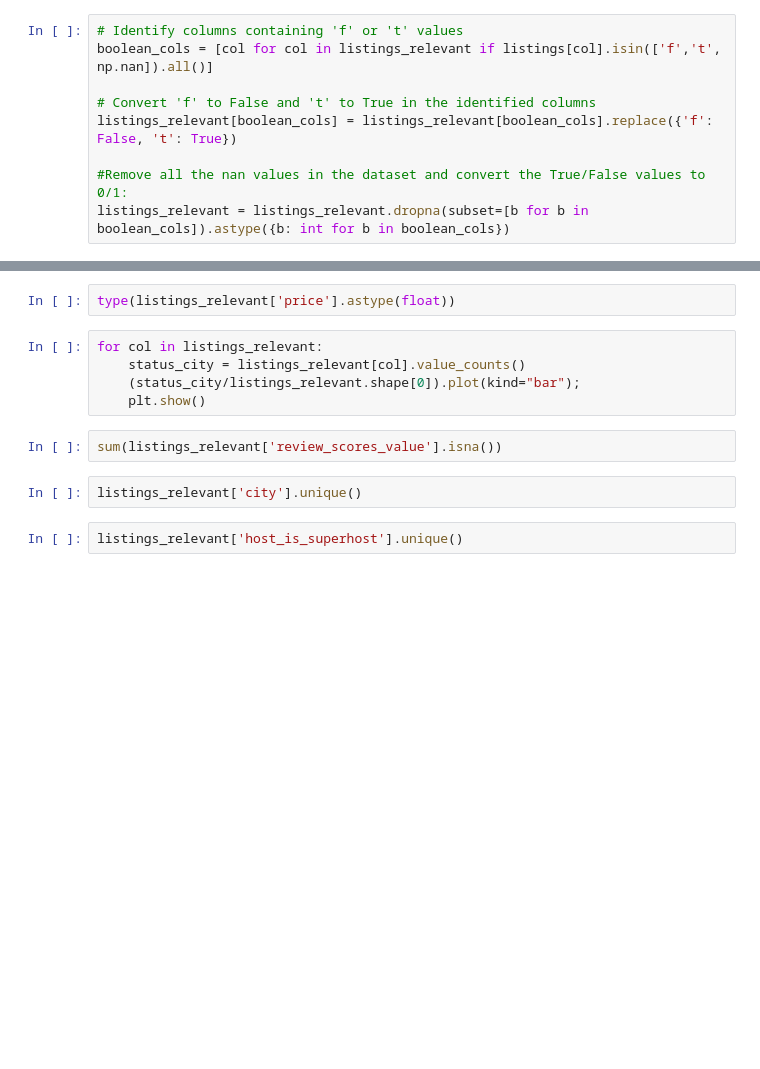
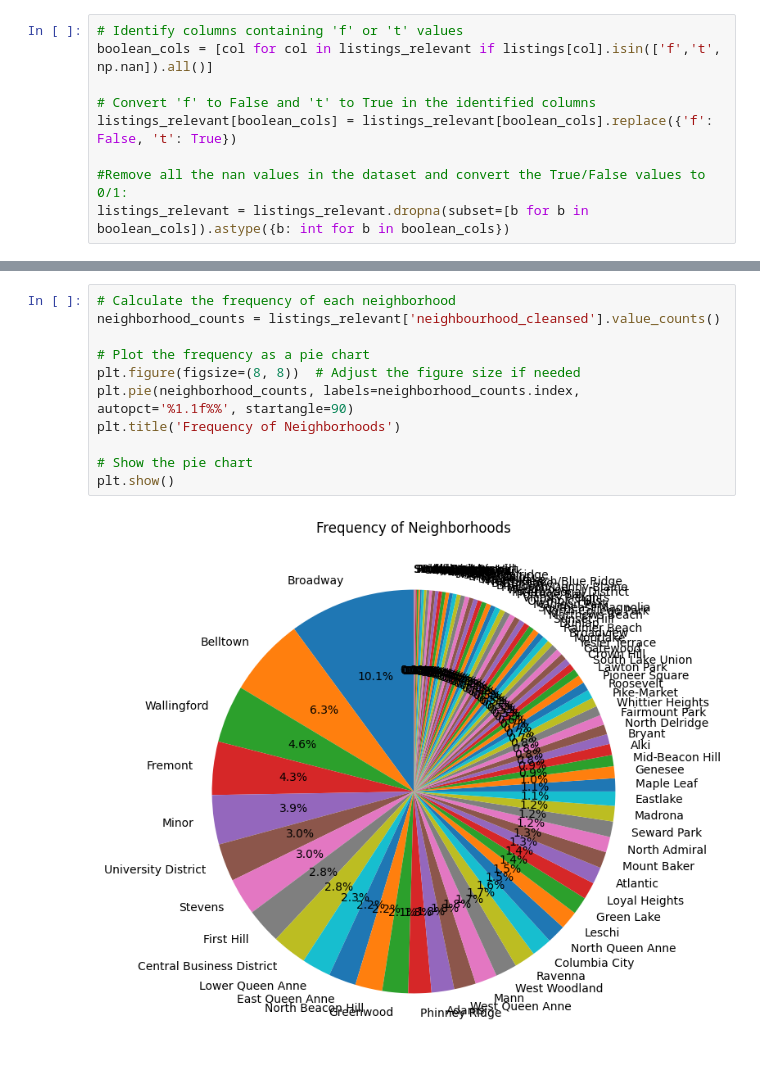
Before and after one commit to ABIGAILDEBBY/airnb-data-analysis, a Jupyter notebook: analysis.ipynb, the cells around one changed output, grey strips where cells are left out. Drawn from its saved outputs; the diff is of its cells as text; blank space fills up the shorter version.

```diff
--- a/analysis.ipynb
+++ b/analysis.ipynb
@@ -298,13 +316,13 @@ for col in group_by_columns:
-# %%
-type(listings_relevant['price'].astype(float))
-# %%
-for col in listings_relevant:
-    status_city = listings_relevant[col].value_counts()
-    (status_city/listings_relevant.shape[0]).plot(kind="bar");
-    plt.show()
-# %%
-sum(listings_relevant['review_scores_value'].isna())
-# %%
-listings_relevant['city'].unique()
-# %%
-listings_relevant['host_is_superhost'].unique()
+# %%
+# Calculate the frequency of each neighborhood
+neighborhood_counts = listings_relevant['neighbourhood_cleansed'].value_counts()
+
+# Plot the frequency as a pie chart
+plt.figure(figsize=(8, 8))  # Adjust the figure size if needed
+plt.pie(neighborhood_counts, labels=neighborhood_counts.index, autopct='%1.1f%%', startangle=90)
+plt.title('Frequency of Neighborhoods')
+
+# Show the pie chart
+plt.show()
+# %% [output]
+[figure, added]
```
Also changed, not shown: parts of 24 cells of this notebook.
